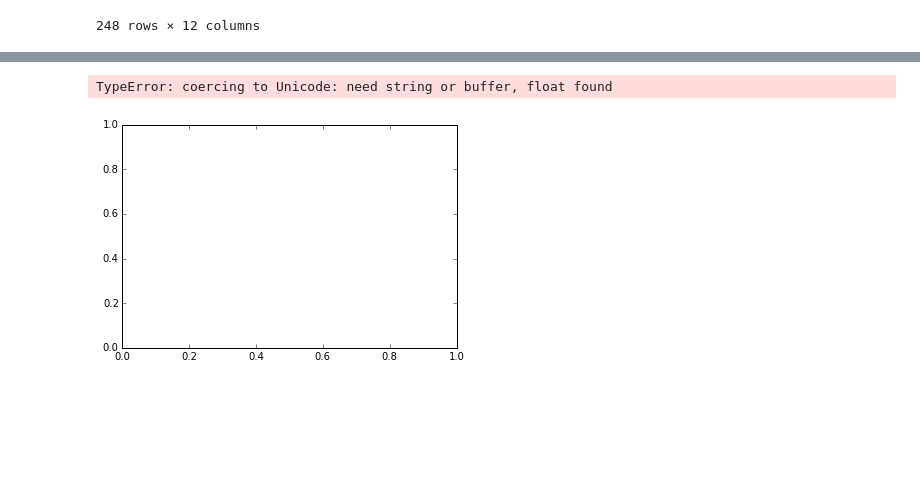
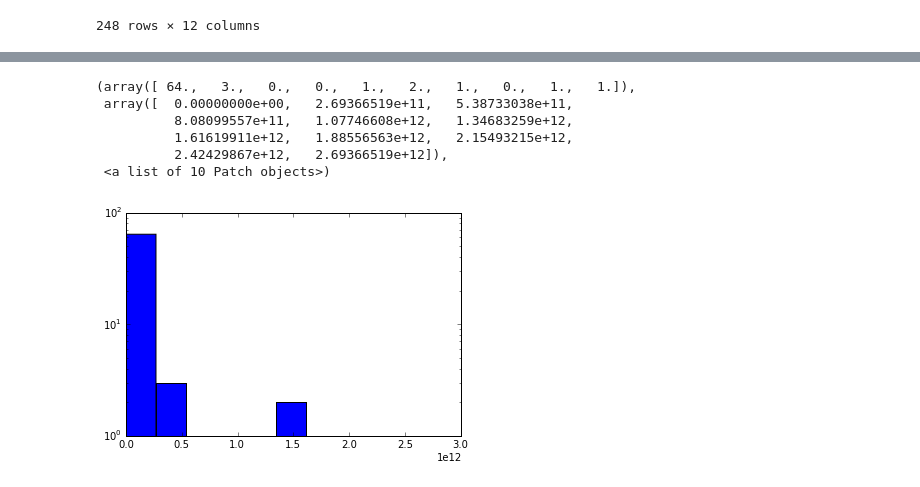
Before and after one commit to elpenao/thinkful, a Jupyter notebook: unit3/Scrape.ipynb, the cells around one changed output, grey strips where cells are left out. Drawn from its saved outputs; the diff is of its cells as text; code cells hidden in the pictures; blank space fills up the shorter version.

```diff
--- a/unit3/Scrape.ipynb
+++ b/unit3/Scrape.ipynb
@@ -271,0 +310,8 @@ AttributeError: 'str' object has no attribute 'hist'
+# %%
+for i in dfjoin.index:
+    if dfjoin['_2010'][i] == '':
+        dfjoin['_2010'][i] = 0
+    else:
+        dfjoin['_2010'][i] = int(dfjoin['_2010'][i])
+# %%
+dfjoin['_2010'] = dfjoin['_2010'].astype(int)
@@ -272,7 +338,13 @@ AttributeError: 'str' object has no attribute 'hist'
 # %%
+plt.yscale('log')
 plt.hist(dfjoin['_2010'])
 # %% [output]
-TypeError: coercing to Unicode: need string or buffer, float found
+(array([ 64.,   3.,   0.,   0.,   1.,   2.,   1.,   0.,   1.,   1.]),
+ array([  0.00000000e+00,   2.69366519e+11,   5.38733038e+11,
+          8.08099557e+11,   1.07746608e+12,   1.34683259e+12,
+          1.61619911e+12,   1.88556563e+12,   2.15493215e+12,
+          2.42429867e+12,   2.69366519e+12]),
+ <a list of 10 Patch objects>)
-[figure, old version]
+[figure, new version]
 # %%
 import statsmodels.api as sm
```
Also changed, not shown: parts of 7 cells of this notebook.
